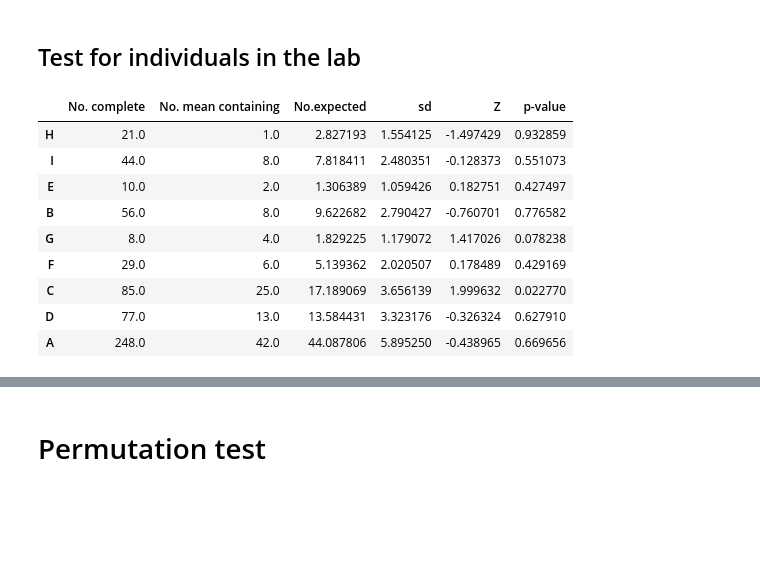
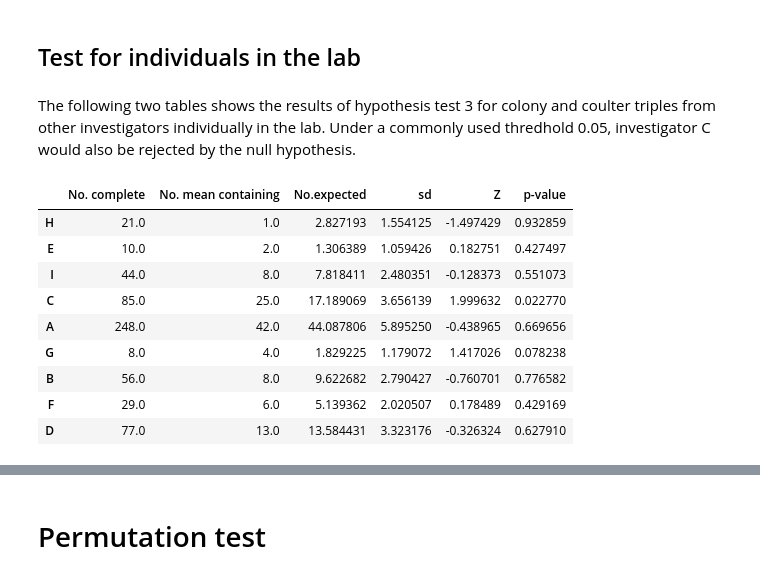
Before and after one commit to standard-aaron/reproduce_sor_2016, a Jupyter notebook: report/Reports.ipynb, the cells around one changed output, grey strips where cells are left out. Cells and saved outputs as stored; diff of their text form; code cells hidden in the pictures; blank space fills up the shorter version.

```diff
--- a/report/Reports.ipynb
+++ b/report/Reports.ipynb
@@ -348,21 +386,25 @@ p-value:  0.0200859495977
 # %% [markdown]
 <a id='individuals_hypothesis3'></a>
 ## Test for individuals in the lab
+# %% [markdown]
+The following two tables shows the results of hypothesis test 3 for colony and coulter triples from other investigators individually in the lab. Under a commonly used thredhold 0.05, investigator C would also be rejected by the null hypothesis.
 # %%
+# colony data: Test for individuals in the lab
 hypothesis_3_ind = pd.DataFrame(columns=('No. complete', 'No. mean containing',
                                          'No.expected', "sd", "Z", "p-value"))
+filtered_inv_colony = filter_gap_2(inv_colony)
 for inv in set(filtered_inv_colony.Inv):
     hypothesis_3_ind.loc[inv] = hypothesis_3(
         filtered_inv_colony.loc[filtered_inv_colony.Inv == inv].copy(), midProb)
 hypothesis_3_ind
 # %% [output]
 |  | No. complete | No. mean containing | No.expected | sd | Z | p-value |
 | H | 21.0 | 1.0 | 2.827193 | 1.554125 | -1.497429 | 0.932859 |
+| E | 10.0 | 2.0 | 1.306389 | 1.059426 | 0.182751 | 0.427497 |
 | I | 44.0 | 8.0 | 7.818411 | 2.480351 | -0.128373 | 0.551073 |
-| E | 10.0 | 2.0 | 1.306389 | 1.059426 | 0.182751 | 0.427497 |
+| C | 85.0 | 25.0 | 17.189069 | 3.656139 | 1.999632 | 0.022770 |
+| A | 248.0 | 42.0 | 44.087806 | 5.895250 | -0.438965 | 0.669656 |
+| G | 8.0 | 4.0 | 1.829225 | 1.179072 | 1.417026 | 0.078238 |
 | B | 56.0 | 8.0 | 9.622682 | 2.790427 | -0.760701 | 0.776582 |
-| G | 8.0 | 4.0 | 1.829225 | 1.179072 | 1.417026 | 0.078238 |
 | F | 29.0 | 6.0 | 5.139362 | 2.020507 | 0.178489 | 0.429169 |
-| C | 85.0 | 25.0 | 17.189069 | 3.656139 | 1.999632 | 0.022770 |
 | D | 77.0 | 13.0 | 13.584431 | 3.323176 | -0.326324 | 0.627910 |
-| A | 248.0 | 42.0 | 44.087806 | 5.895250 | -0.438965 | 0.669656 |
```
Also changed, not shown: parts of 22 cells of this notebook.
